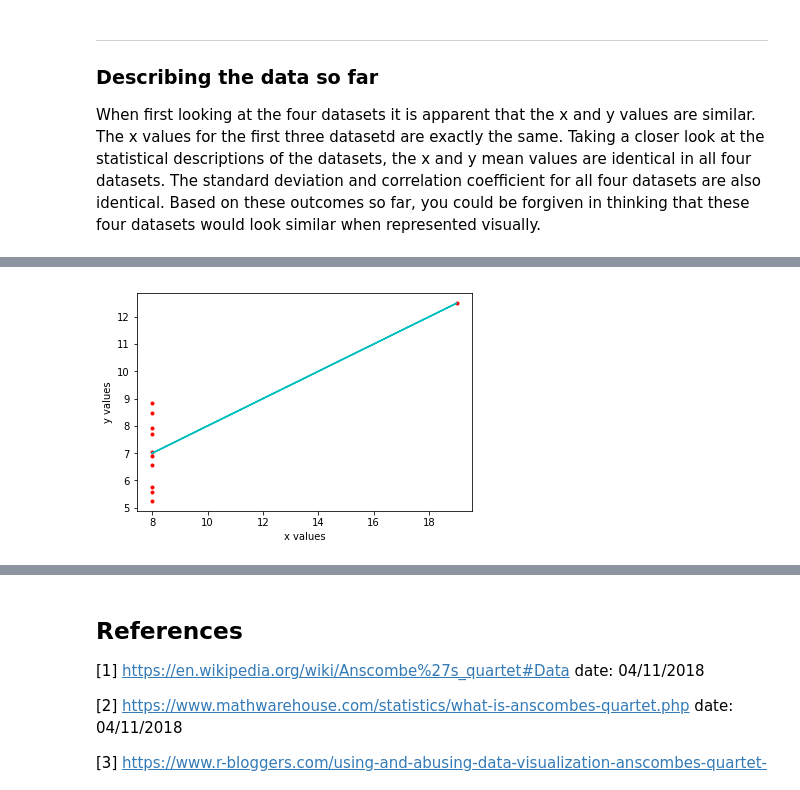
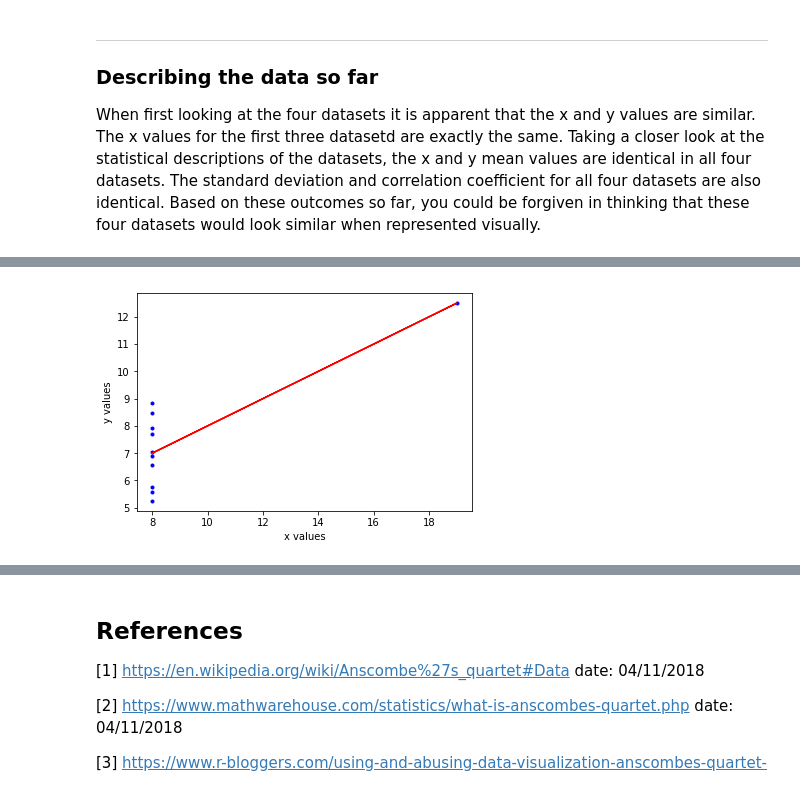
Before and after one commit to emmapatton/anscombes-quartet-dataset, a Jupyter notebook: anscombes-quartet-dataset.ipynb, the cells around one changed output, grey strips where cells are left out. Saved outputs shown, nothing was run; the diff lists cells and outputs as text; code cells hidden in the pictures.

```diff
--- a/anscombes-quartet-dataset.ipynb
+++ b/anscombes-quartet-dataset.ipynb
@@ -250,11 +289,10 @@ m4, c4 = np.polyfit(x4, y4, 1)
 # %%
-plt.plot(x4, y4, 'r.')
-plt.plot(x4, m4 * x4 + c4, 'c-',)
-
+plt.plot(x4, y4, 'b.')
+plt.plot(x4, m4 * x4 + c4, 'r-',)
 
 plt.xlabel('x values')
 plt.ylabel('y values')
 
 plt.show()
 # %% [output]
-[figure, old version]
+[figure, new version]
```
Also changed, not shown: parts of 20 cells of this notebook.
